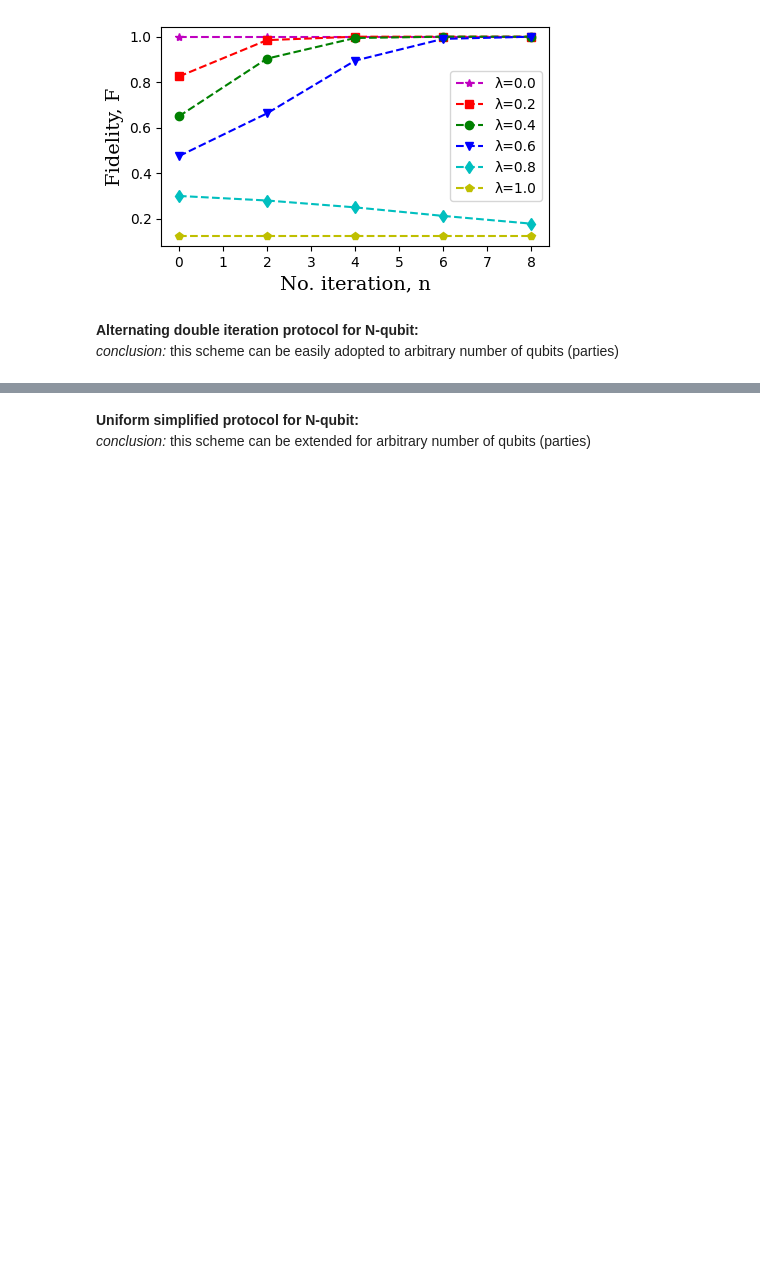
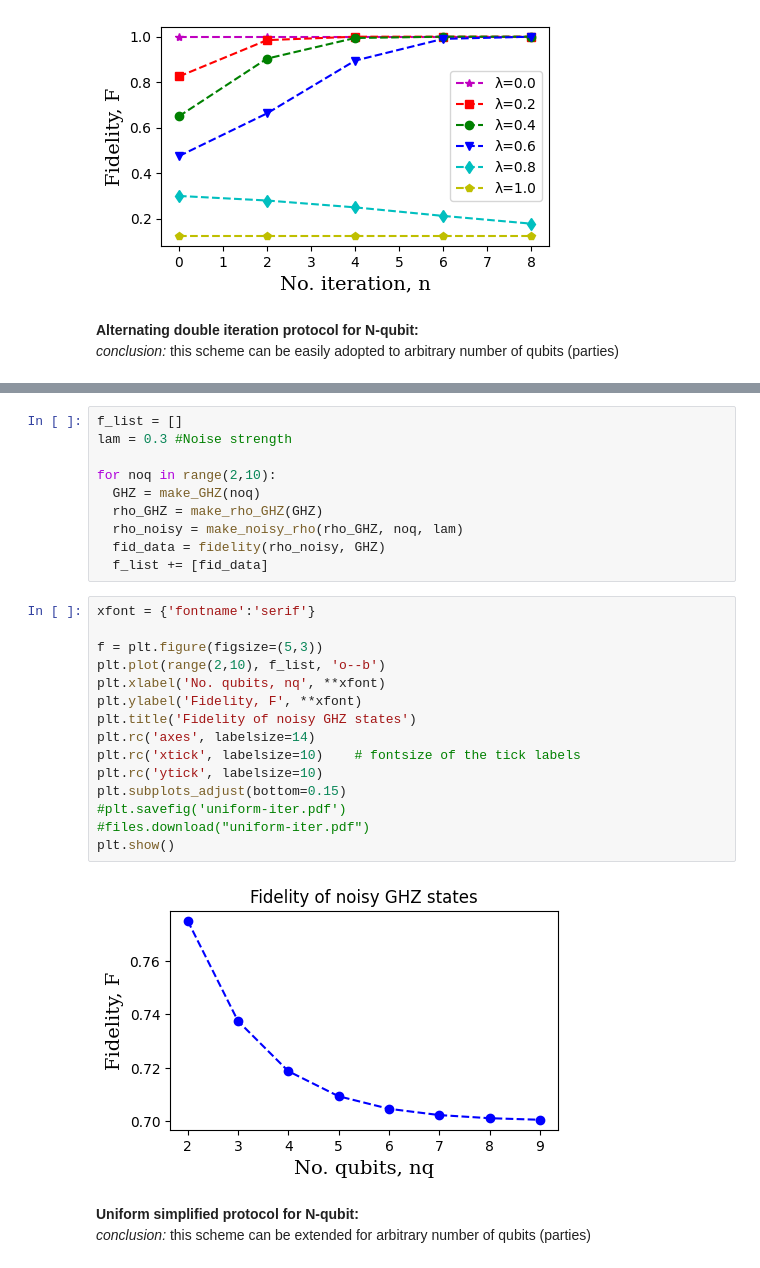
Before and after one commit to Aron9605/N-qubit-nonlinear-protocol, a Jupyter notebook: Nqubit_numerics.ipynb, the cells around one changed output, grey strips where cells are left out. Drawn from its saved outputs; the diff is of its cells as text; blank space fills up the shorter version.

```diff
--- a/Nqubit_numerics.ipynb
+++ b/Nqubit_numerics.ipynb
@@ -333,3 +330,30 @@ plt.show()
+# %%
+f_list = []
+lam = 0.3 #Noise strength
+
+for noq in range(2,10):
+  GHZ = make_GHZ(noq)
+  rho_GHZ = make_rho_GHZ(GHZ)
+  rho_noisy = make_noisy_rho(rho_GHZ, noq, lam)
+  fid_data = fidelity(rho_noisy, GHZ)
+  f_list += [fid_data]
+# %%
+xfont = {'fontname':'serif'}
+
+f = plt.figure(figsize=(5,3))
+plt.plot(range(2,10), f_list, 'o--b')
+plt.xlabel('No. qubits, nq', **xfont)
+plt.ylabel('Fidelity, F', **xfont)
+plt.title('Fidelity of noisy GHZ states')
+plt.rc('axes', labelsize=14)
+plt.rc('xtick', labelsize=10)    # fontsize of the tick labels
+plt.rc('ytick', labelsize=10)
+plt.subplots_adjust(bottom=0.15)
+#plt.savefig('uniform-iter.pdf')
+#files.download("uniform-iter.pdf")
+plt.show()
+# %% [output]
+[figure, added]
 # %% [markdown]
 **Uniform simplified protocol for N-qubit:** <br>
 *conclusion:* this scheme can be extended for arbitrary number of qubits (parties)
```
Also changed, not shown: parts of 2 cells of this notebook.
